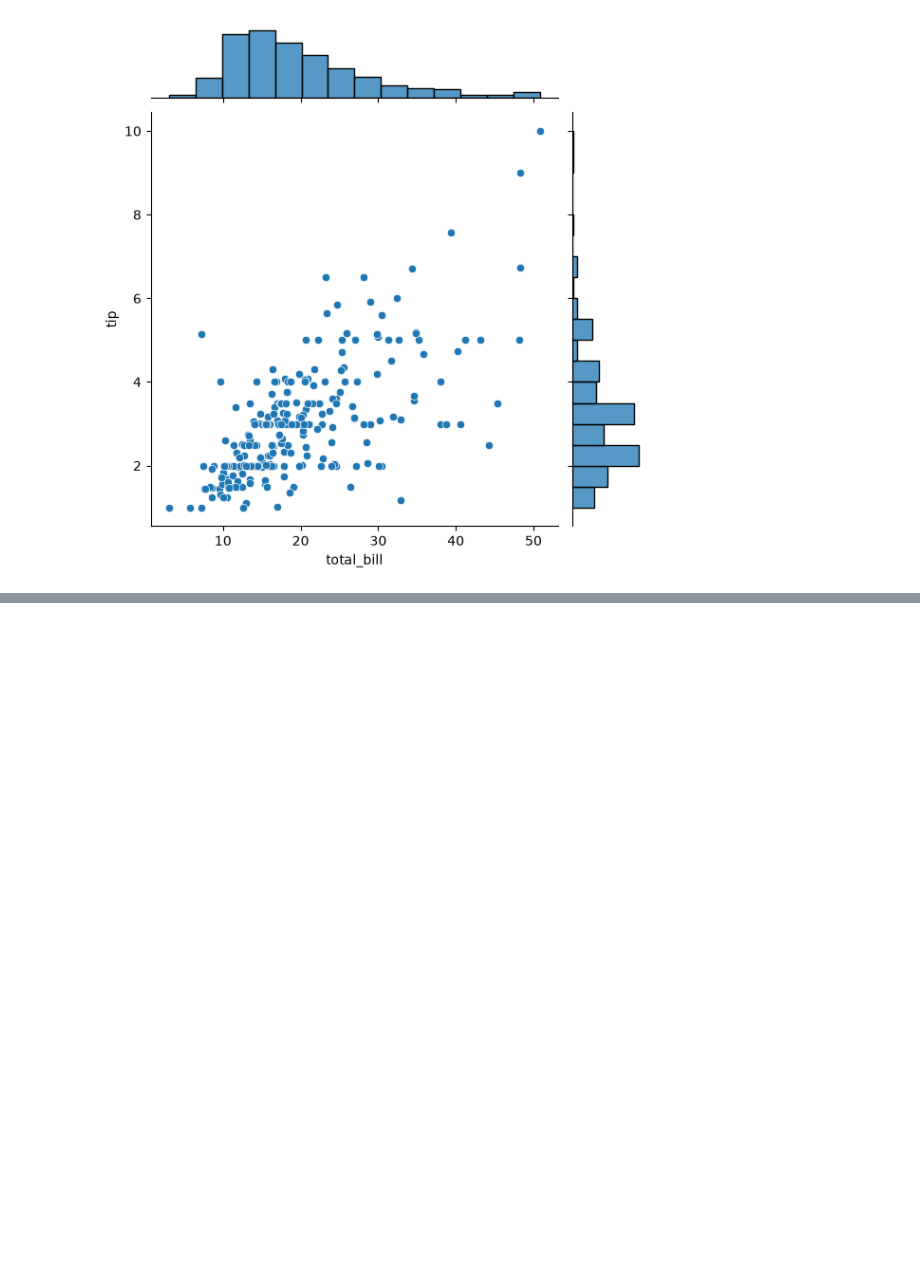
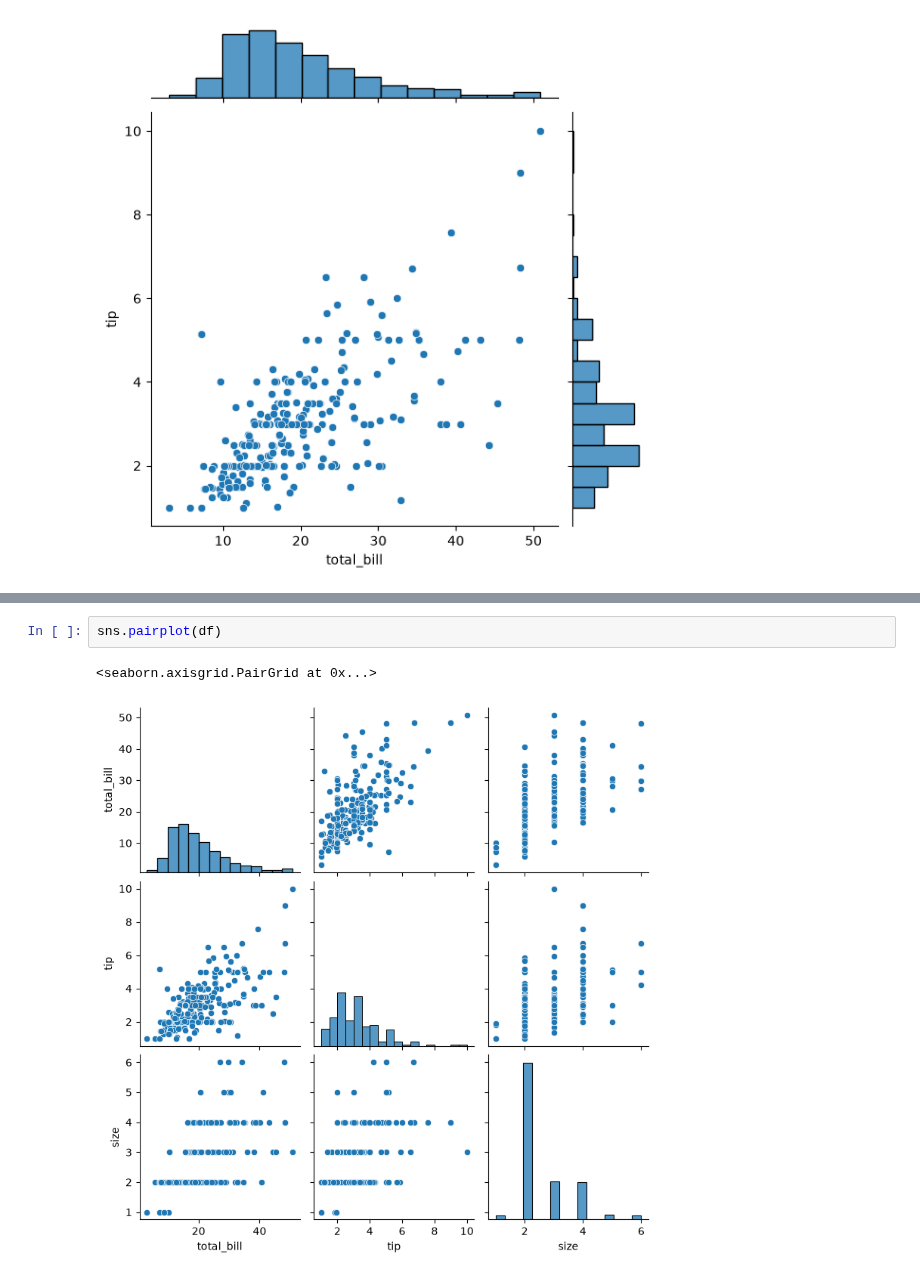
Before and after one commit to deawree/Data-Visualization, a Jupyter notebook: Distribution_plot.ipynb, the cells around one changed output, grey strips where cells are left out. Saved outputs shown, nothing was run; the diff lists cells and outputs as text; blank space fills up the shorter version.

```diff
--- a/Distribution_plot.ipynb
+++ b/Distribution_plot.ipynb
@@ -53,0 +69,5 @@ sns.jointplot(x = 'total_bill', y = 'tip', data = df,kind = 'scatter')
+# %%
+sns.pairplot(df)
+# %% [output]
+<seaborn.axisgrid.PairGrid at 0x...>
+[figure, added]
```
Also changed, not shown: parts of 6 cells of this notebook, 6 other files.
